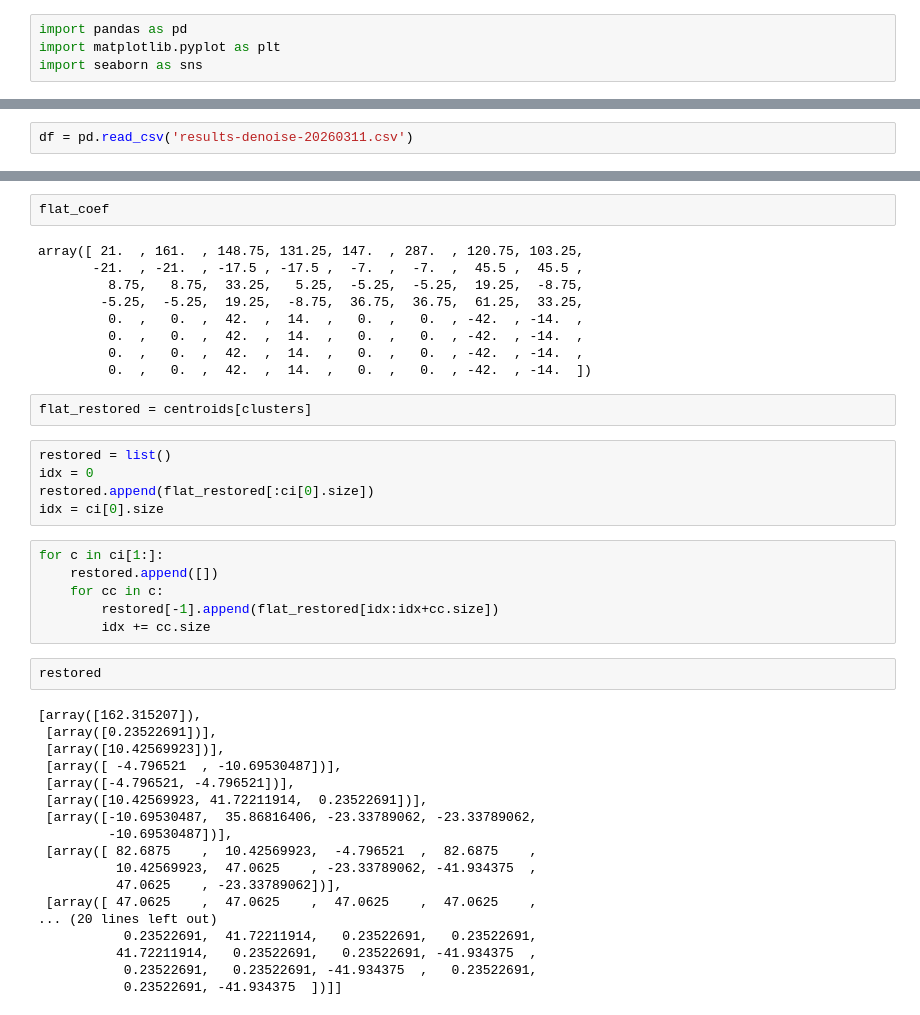
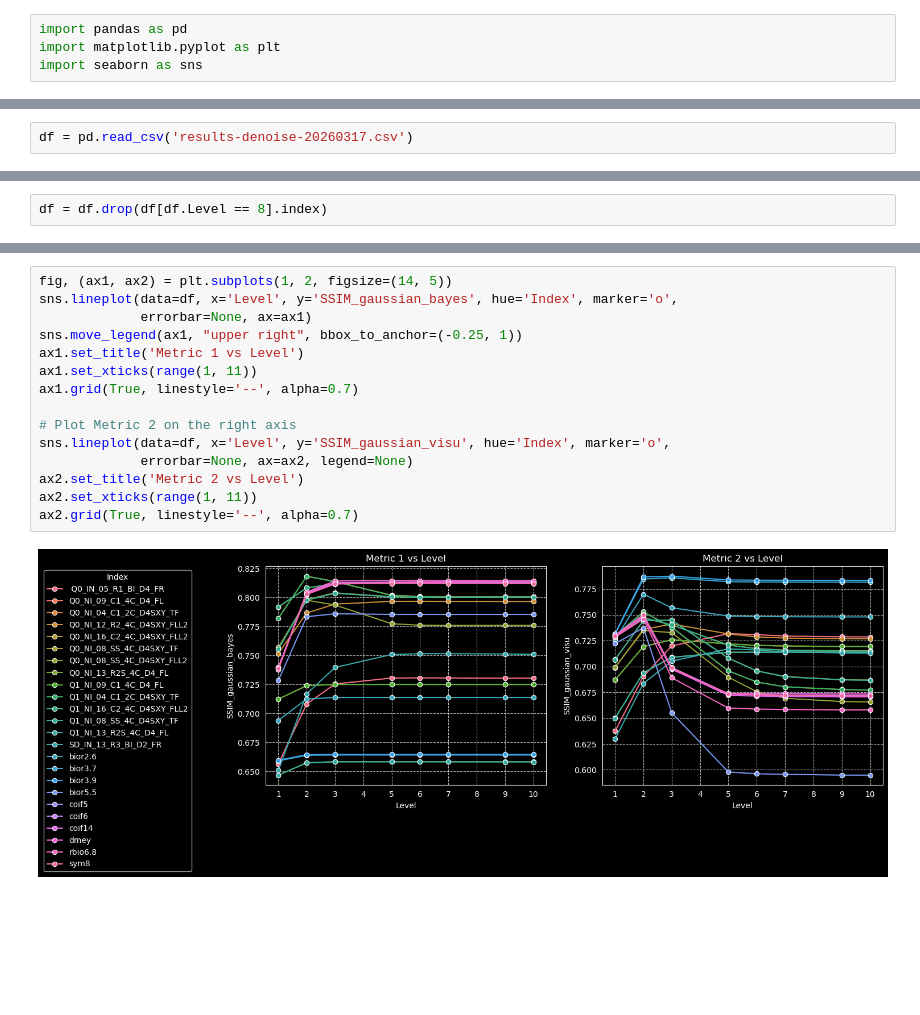
Before and after one commit to michael15346/wavelets, a Jupyter notebook: playground.ipynb, the cells around one changed output, grey strips where cells are left out. Cells and saved outputs as stored; diff of their text form; blank space fills up the shorter version.

```diff
--- a/playground.ipynb
+++ b/playground.ipynb
@@ -14,3 +16,3 @@ import seaborn as sns
 # %%
-df = pd.read_csv('results-denoise-20260311.csv')
+df = pd.read_csv('results-denoise-20260317.csv')
 # %%
@@ -69 +57,3 @@ Name: SSIM_snp_bayes, Length: 123, dtype: float64
+# %%
+df = df.drop(df[df.Level == 8].index)
 # %%
@@ -104,44 +85,17 @@ array([ 21.02745098, 160.58823529, 148.20784314, 131.3254902 ,
 # %%
-flat_coef
+fig, (ax1, ax2) = plt.subplots(1, 2, figsize=(14, 5))
+sns.lineplot(data=df, x='Level', y='SSIM_gaussian_bayes', hue='Index', marker='o',
+             errorbar=None, ax=ax1)
+sns.move_legend(ax1, "upper right", bbox_to_anchor=(-0.25, 1))
+ax1.set_title('Metric 1 vs Level')
+ax1.set_xticks(range(1, 11))
+ax1.grid(True, linestyle='--', alpha=0.7)
+
+# Plot Metric 2 on the right axis
+sns.lineplot(data=df, x='Level', y='SSIM_gaussian_visu', hue='Index', marker='o',
+             errorbar=None, ax=ax2, legend=None)
+ax2.set_title('Metric 2 vs Level')
+ax2.set_xticks(range(1, 11))
+ax2.grid(True, linestyle='--', alpha=0.7)
 # %% [output]
-array([ 21.  , 161.  , 148.75, 131.25, 147.  , 287.  , 120.75, 103.25,
-       -21.  , -21.  , -17.5 , -17.5 ,  -7.  ,  -7.  ,  45.5 ,  45.5 ,
-         8.75,   8.75,  33.25,   5.25,  -5.25,  -5.25,  19.25,  -8.75,
-        -5.25,  -5.25,  19.25,  -8.75,  36.75,  36.75,  61.25,  33.25,
-         0.  ,   0.  ,  42.  ,  14.  ,   0.  ,   0.  , -42.  , -14.  ,
-         0.  ,   0.  ,  42.  ,  14.  ,   0.  ,   0.  , -42.  , -14.  ,
-         0.  ,   0.  ,  42.  ,  14.  ,   0.  ,   0.  , -42.  , -14.  ,
-         0.  ,   0.  ,  42.  ,  14.  ,   0.  ,   0.  , -42.  , -14.  ])
+[figure, added]
-# %%
-flat_restored = centroids[clusters]
-# %%
-restored = list()
-idx = 0
-restored.append(flat_restored[:ci[0].size])
-idx = ci[0].size
-# %%
-for c in ci[1:]:
-    restored.append([])
-    for cc in c:
-        restored[-1].append(flat_restored[idx:idx+cc.size])
-        idx += cc.size
-# %%
-restored
-# %% [output]
-[array([162.315207]),
- [array([0.23522691])],
- [array([10.42569923])],
- [array([ -4.796521  , -10.69530487])],
- [array([-4.796521, -4.796521])],
- [array([10.42569923, 41.72211914,  0.23522691])],
- [array([-10.69530487,  35.86816406, -23.33789062, -23.33789062,
-         -10.69530487])],
- [array([ 82.6875    ,  10.42569923,  -4.796521  ,  82.6875    ,
-          10.42569923,  47.0625    , -23.33789062, -41.934375  ,
-          47.0625    , -23.33789062])],
- [array([ 47.0625    ,  47.0625    ,  47.0625    ,  47.0625    ,
-... (20 lines left out)
-           0.23522691,  41.72211914,   0.23522691,   0.23522691,
-          41.72211914,   0.23522691,   0.23522691, -41.934375  ,
-           0.23522691,   0.23522691, -41.934375  ,   0.23522691,
-           0.23522691, -41.934375  ])]]
```
Also changed, not shown: parts of 7 cells of this notebook, 6 other files.
